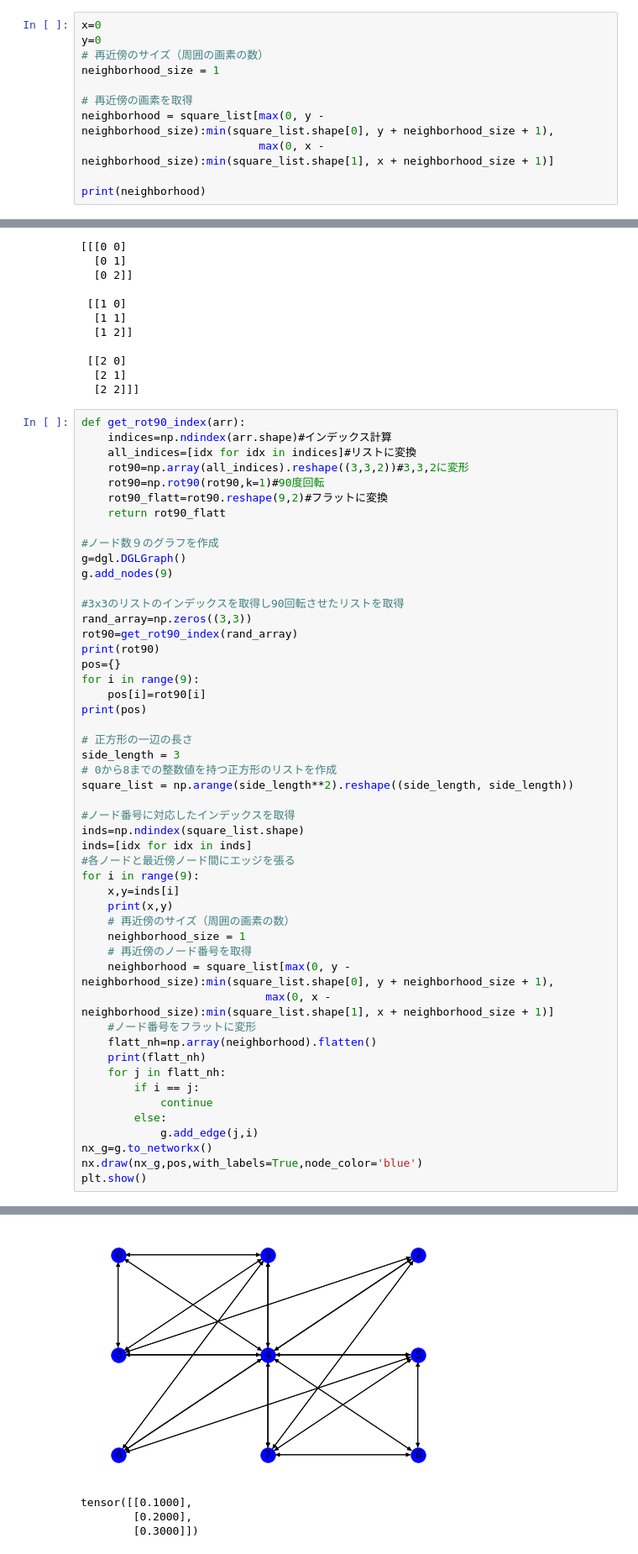
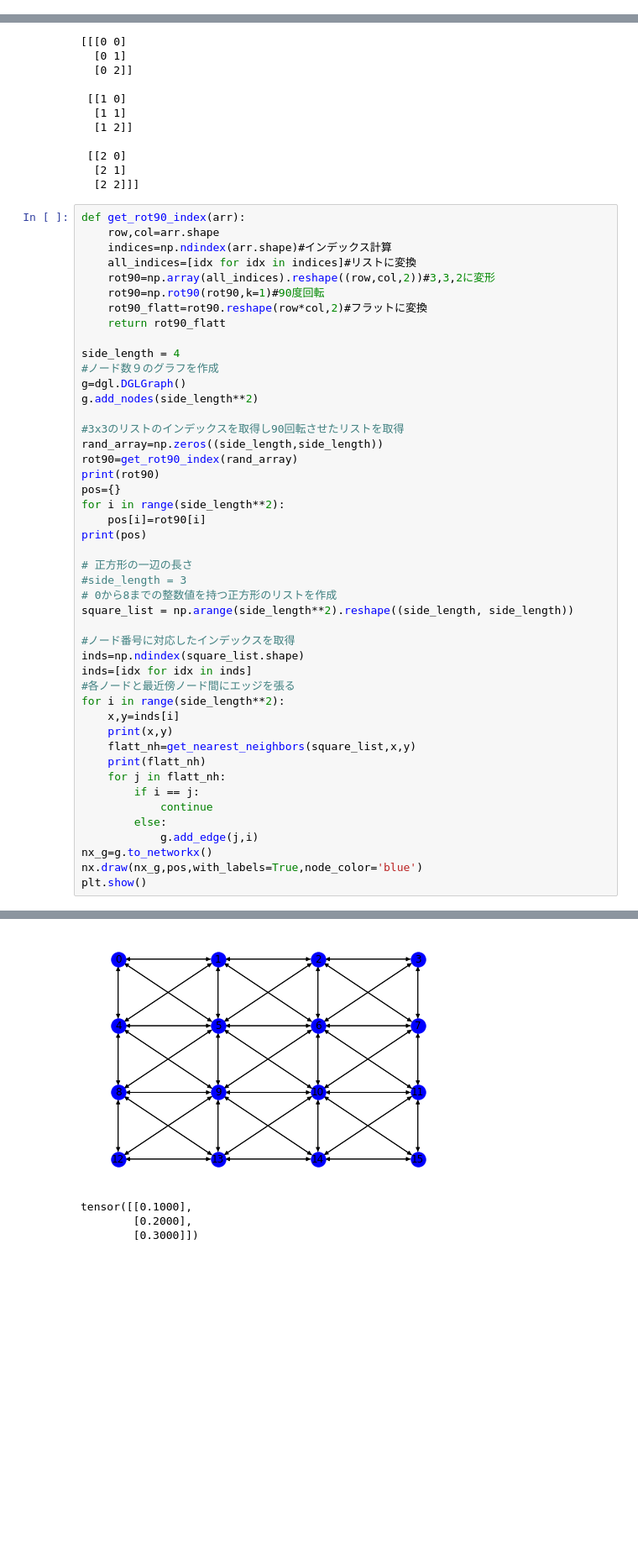
Before and after one commit to MKTKSMT-MI/GNN-DGLPro, a Jupyter notebook: Graphing/change graph.ipynb, the cells around one changed output, grey strips where cells are left out. Shown at 84% size. Saved outputs shown, nothing was run; the diff lists cells and outputs as text; blank space fills up the shorter version.

```diff
--- a/Graphing/change graph.ipynb
+++ b/Graphing/change graph.ipynb
@@ -179,14 +179,3 @@ print(square_list)
 [[0 1 2]
  [3 4 5]
  [6 7 8]]
-# %%
-x=0
-y=0
-# 再近傍のサイズ（周囲の画素の数）
-neighborhood_size = 1
-
-# 再近傍の画素を取得
-neighborhood = square_list[max(0, y - neighborhood_size):min(square_list.shape[0], y + neighborhood_size + 1),
-                           max(0, x - neighborhood_size):min(square_list.shape[1], x + neighborhood_size + 1)]
-
-print(neighborhood)
@@ -231,28 +240,30 @@ print(rot90_indices)
   [2 2]]]
 # %%
 def get_rot90_index(arr):
+    row,col=arr.shape
     indices=np.ndindex(arr.shape)#インデックス計算
     all_indices=[idx for idx in indices]#リストに変換
-    rot90=np.array(all_indices).reshape((3,3,2))#3,3,2に変形
+    rot90=np.array(all_indices).reshape((row,col,2))#3,3,2に変形
     rot90=np.rot90(rot90,k=1)#90度回転
-    rot90_flatt=rot90.reshape(9,2)#フラットに変換
+    rot90_flatt=rot90.reshape(row*col,2)#フラットに変換
     return rot90_flatt
 
+side_length = 4
 #ノード数９のグラフを作成
 g=dgl.DGLGraph()
-g.add_nodes(9)
+g.add_nodes(side_length**2)
 
 #3x3のリストのインデックスを取得し90回転させたリストを取得
-rand_array=np.zeros((3,3))
+rand_array=np.zeros((side_length,side_length))
 rot90=get_rot90_index(rand_array)
 print(rot90)
 pos={}
-for i in range(9):
+for i in range(side_length**2):
     pos[i]=rot90[i]
 print(pos)
 
 # 正方形の一辺の長さ
-side_length = 3
+#side_length = 3
 # 0から8までの整数値を持つ正方形のリストを作成
 square_list = np.arange(side_length**2).reshape((side_length, side_length))
 
@@ -260,16 +271,10 @@ square_list = np.arange(side_length**2).reshape((side_length, side_length))
 inds=np.ndindex(square_list.shape)
 inds=[idx for idx in inds]
 #各ノードと最近傍ノード間にエッジを張る
-for i in range(9):
+for i in range(side_length**2):
     x,y=inds[i]
     print(x,y)
-    # 再近傍のサイズ（周囲の画素の数）
-    neighborhood_size = 1
-    # 再近傍のノード番号を取得
-    neighborhood = square_list[max(0, y - neighborhood_size):min(square_list.shape[0], y + neighborhood_size + 1),
-                            max(0, x - neighborhood_size):min(square_list.shape[1], x + neighborhood_size + 1)]
-    #ノード番号をフラットに変形
-    flatt_nh=np.array(neighborhood).flatten()
+    flatt_nh=get_nearest_neighbors(square_list,x,y)
     print(flatt_nh)
     for j in flatt_nh:
         if i == j:
@@ -300,4 +305,4 @@ plt.show()
-[figure, old version]
+[figure, new version]
 # %%
 # %% [output]
 tensor([[0.1000],
```
Also changed, not shown: parts of 3 cells of this notebook, 1 other file.
